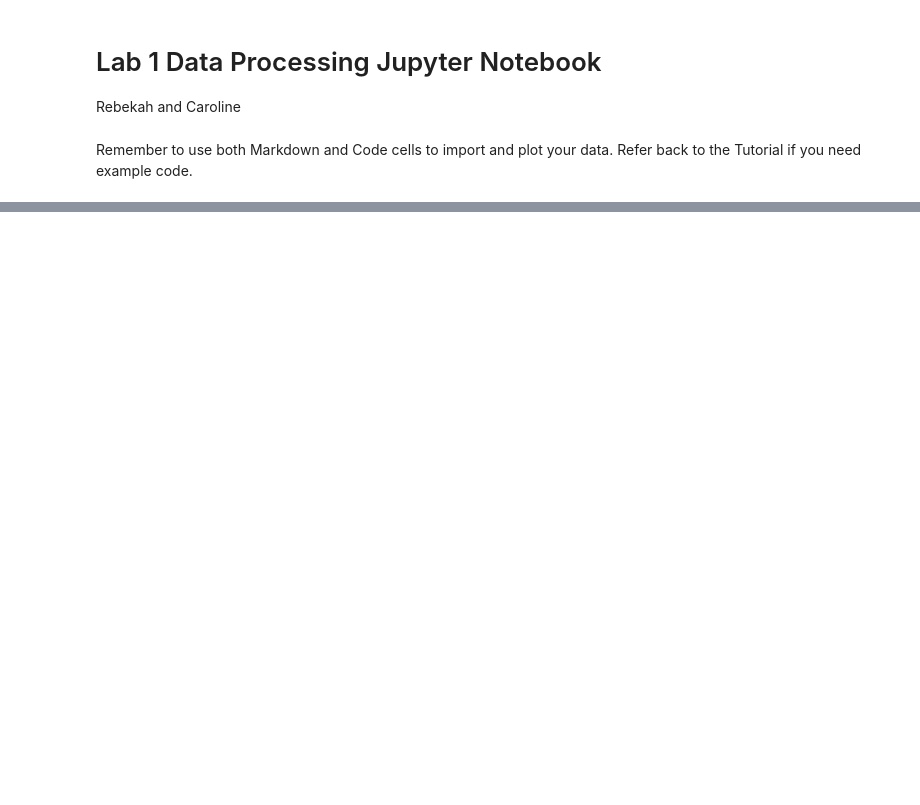
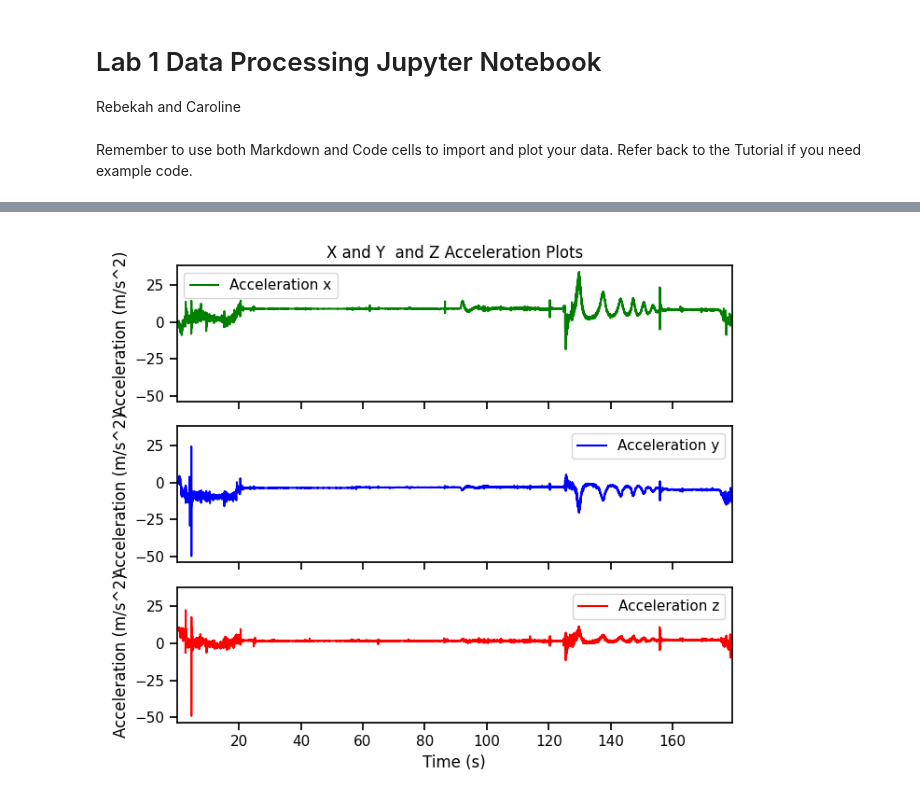
Before and after one commit to rkonecky/geng360-konecky, a Jupyter notebook: Lab 1 - Accelerometers/Lab 1 Data Processing.ipynb, the cells around one changed output, grey strips where cells are left out. Cells and saved outputs as stored; diff of their text form; code cells hidden in the pictures; blank space fills up the shorter version.

```diff
--- a/Lab 1 - Accelerometers/Lab 1 Data Processing.ipynb
+++ b/Lab 1 - Accelerometers/Lab 1 Data Processing.ipynb
@@ -35,0 +58,24 @@ droptower1.head() #This will display the first few rows of the DataFrame
+# %%
+# Creating sub plots for x and y and z accelerations
+fig, ax = plt.subplots(3, 1, figsize=(7, 6), sharex=True, sharey=True)
+
+sns.lineplot(x="Time (s)", y="Acceleration x (m/s^2)", data=droptower1,
+              color = "green", linestyle="-", label="Acceleration x", ax=ax[0])
+sns.lineplot(x="Time (s)", y="Acceleration y (m/s^2)", data=droptower1,
+              color = "blue", linestyle="-", label="Acceleration y", ax=ax[1])
+sns.lineplot(x="Time (s)", y="Acceleration z (m/s^2)", data=droptower1,
+              color = "red", linestyle="-", label="Acceleration z", ax=ax[2])
+
+ax[0].set_title("X and Y  and Z Acceleration Plots") # Set title for the first plot
+plt.xlabel("Time (s)")
+ax[0].set_ylabel("Acceleration (m/s^2)") # Set y-label for the first plot
+ax[1].set_ylabel("Acceleration (m/s^2)") # Set y-label for the second plot
+ax[2].set_ylabel("Acceleration (m/s^2)") # Set y-label for the third plot
+
+#plt.xlim([0,200])
+
+plt.xlim(droptower1["Time (s)"].min(), droptower1["Time (s)"].max())  # Set x-axis limits to full data range
+plt.tight_layout()  # Adjust layout to prevent overlap
+plt.show()
+# %% [output]
+[figure, added]
```
Also changed, not shown: parts of 5 cells of this notebook.
